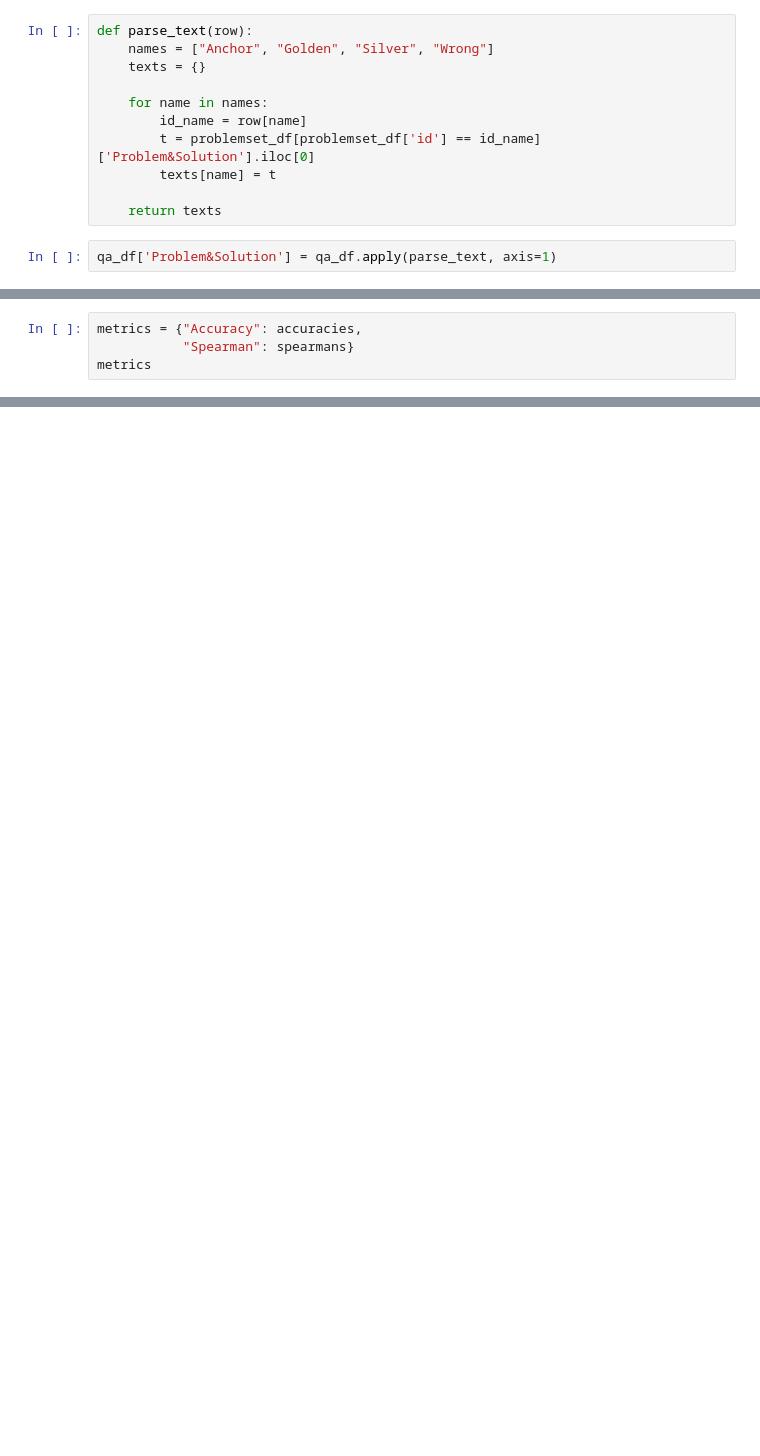
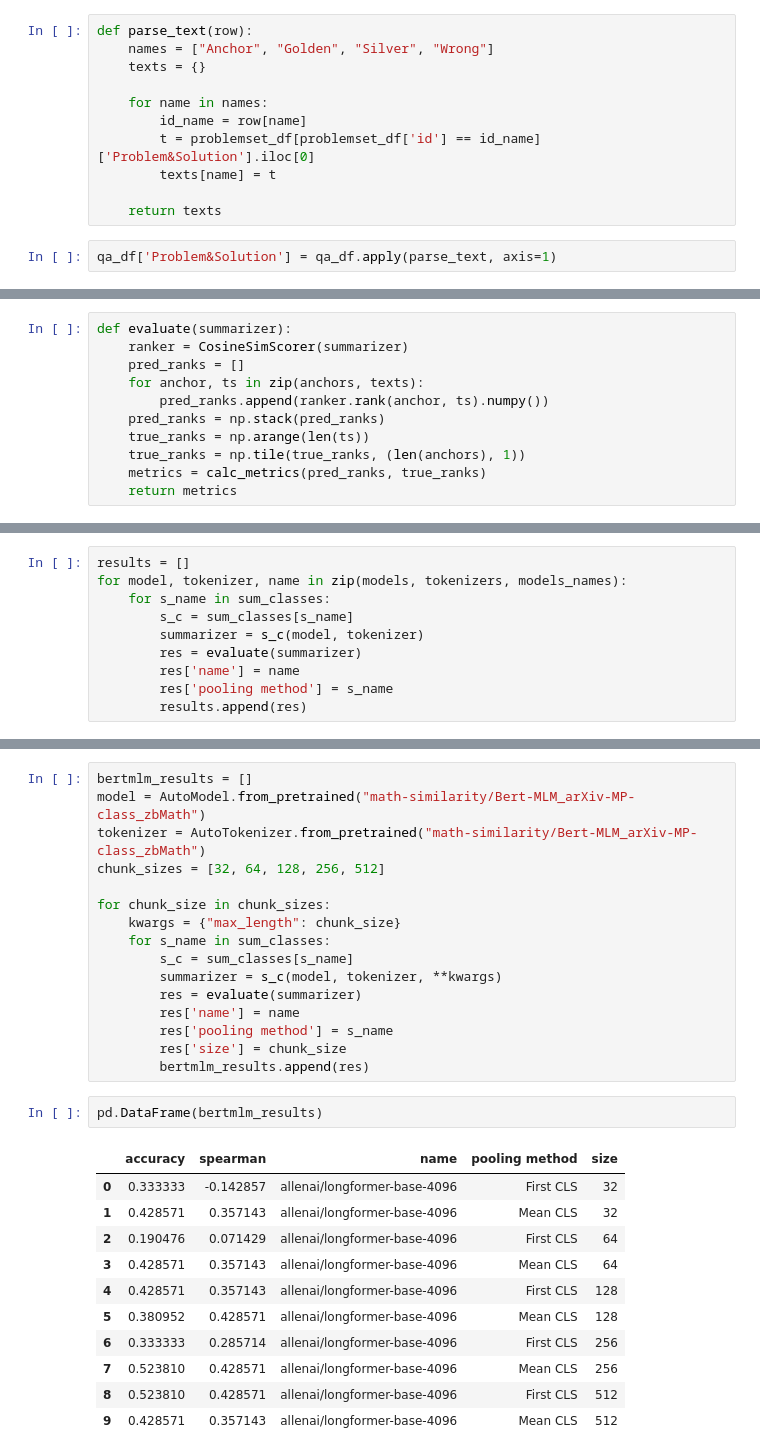
Before and after one commit to mokrota21/math_problem_recommender, a Jupyter notebook: testing/benchmark_v3/zero_shot_no_query.ipynb, the cells around one changed output, grey strips where cells are left out. Cells and saved outputs as stored; diff of their text form; blank space fills up the shorter version.

Commit message:
Tested NLI + Modularized CLS version and tested various chunk sizes

```diff
--- a/testing/benchmark_v3/zero_shot_no_query.ipynb
+++ b/testing/benchmark_v3/zero_shot_no_query.ipynb
@@ -122,4 +76,0 @@ spearmans
-# %%
-metrics = {"Accuracy": accuracies,
-           "Spearman": spearmans}
-metrics
@@ -174,0 +77,11 @@ t_attention = best_model(**t_inputs, output_attentions=True)
+# %%
+def evaluate(summarizer):
+    ranker = CosineSimScorer(summarizer)
+    pred_ranks = []
+    for anchor, ts in zip(anchors, texts):
+        pred_ranks.append(ranker.rank(anchor, ts).numpy())
+    pred_ranks = np.stack(pred_ranks)
+    true_ranks = np.arange(len(ts))
+    true_ranks = np.tile(true_ranks, (len(anchors), 1))
+    metrics = calc_metrics(pred_ranks, true_ranks)
+    return metrics
@@ -174,0 +90,10 @@ t_attention = best_model(**t_inputs, output_attentions=True)
+# %%
+results = []
+for model, tokenizer, name in zip(models, tokenizers, models_names):
+    for s_name in sum_classes:
+        s_c = sum_classes[s_name]
+        summarizer = s_c(model, tokenizer)
+        res = evaluate(summarizer)
+        res['name'] = name
+        res['pooling method'] = s_name
+        results.append(res)
@@ -174,0 +116,30 @@ t_attention = best_model(**t_inputs, output_attentions=True)
+# %%
+bertmlm_results = []
+model = AutoModel.from_pretrained("math-similarity/Bert-MLM_arXiv-MP-class_zbMath")
+tokenizer = AutoTokenizer.from_pretrained("math-similarity/Bert-MLM_arXiv-MP-class_zbMath")
+chunk_sizes = [32, 64, 128, 256, 512]
+
+for chunk_size in chunk_sizes:
+    kwargs = {"max_length": chunk_size}
+    for s_name in sum_classes:
+        s_c = sum_classes[s_name]
+        summarizer = s_c(model, tokenizer, **kwargs)
+        res = evaluate(summarizer)
+        res['name'] = name
+        res['pooling method'] = s_name
+        res['size'] = chunk_size
+        bertmlm_results.append(res)
+# %%
+pd.DataFrame(bertmlm_results)
+# %% [output]
+|  | accuracy | spearman | name | pooling method | size |
+| 0 | 0.333333 | -0.142857 | allenai/longformer-base-4096 | First CLS | 32 |
+| 1 | 0.428571 | 0.357143 | allenai/longformer-base-4096 | Mean CLS | 32 |
+| 2 | 0.190476 | 0.071429 | allenai/longformer-base-4096 | First CLS | 64 |
+| 3 | 0.428571 | 0.357143 | allenai/longformer-base-4096 | Mean CLS | 64 |
+| 4 | 0.428571 | 0.357143 | allenai/longformer-base-4096 | First CLS | 128 |
+| 5 | 0.380952 | 0.428571 | allenai/longformer-base-4096 | Mean CLS | 128 |
+| 6 | 0.333333 | 0.285714 | allenai/longformer-base-4096 | First CLS | 256 |
+| 7 | 0.523810 | 0.428571 | allenai/longformer-base-4096 | Mean CLS | 256 |
+| 8 | 0.523810 | 0.428571 | allenai/longformer-base-4096 | First CLS | 512 |
+| 9 | 0.428571 | 0.357143 | allenai/longformer-base-4096 | Mean CLS | 512 |
```
Also changed, not shown: parts of 19 cells of this notebook, 4 other files.
